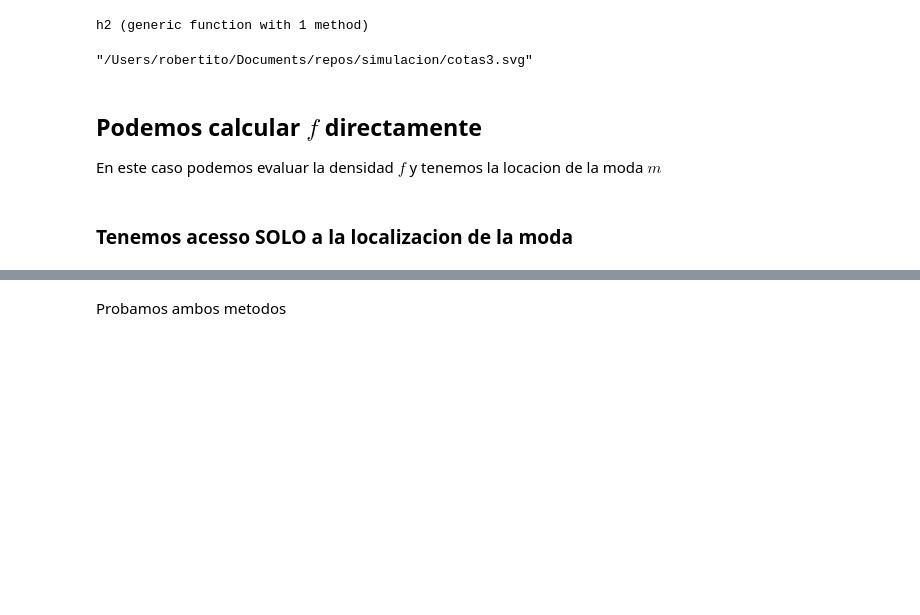
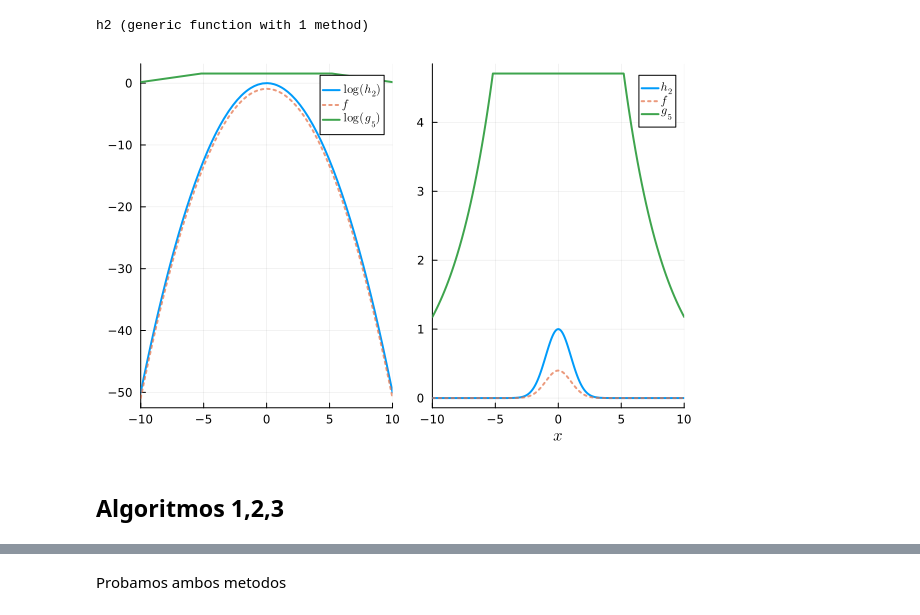
Before and after one commit to rubal501/simulacion-logconcava, a Jupyter notebook: notebooks/devroye.ipynb, the cells around one changed output, grey strips where cells are left out. Drawn from its saved outputs; the diff is of its cells as text; code cells hidden in the pictures; blank space fills up the shorter version.

```diff
--- a/notebooks/devroye.ipynb
+++ b/notebooks/devroye.ipynb
@@ -179,40 +176,36 @@ plot!(x-> x|> f,
 )
 
 
 plot!([x-> x |> g5],
     lw=2,
     label=L"g_5"
 )
 xlabel!(L"x")
 
 plt_log = plot( x-> x|> h2|> log,
     xlims=(-10,10),
     lw=2,
     label=L"\log(h_2)"
 )
 
 plot!(x-> x|> f|> log,
     lw=2,
     alpha= 0.7,
     style=:dot,
     label=L"f"
 )
 
 plot!([x-> x |> g5 |> log],
     lw=2,
     label=L"\log(g_5)"
 )
 
 
 final = plot( plt_log, plt)
-savefig(final, "cotas3.svg")
+#savefig(final, "cotas3.svg")
 # %% [output]
-"/Users/robertito/Documents/repos/simulacion/cotas3.svg"
+[figure, added]
-# %% [markdown]
-## Podemos calcular $f$ directamente
-
-En este caso podemos evaluar la densidad $f$ y tenemos la locacion de la moda $m$
-# %% [markdown]
-### Tenemos acesso SOLO a la localizacion de la moda
+# %% [markdown]
+## Algoritmos 1,2,3
 # %%
 function algorithmfm(pdf, m)
```
Also changed, not shown: parts of 80 cells of this notebook, 2 other files.
